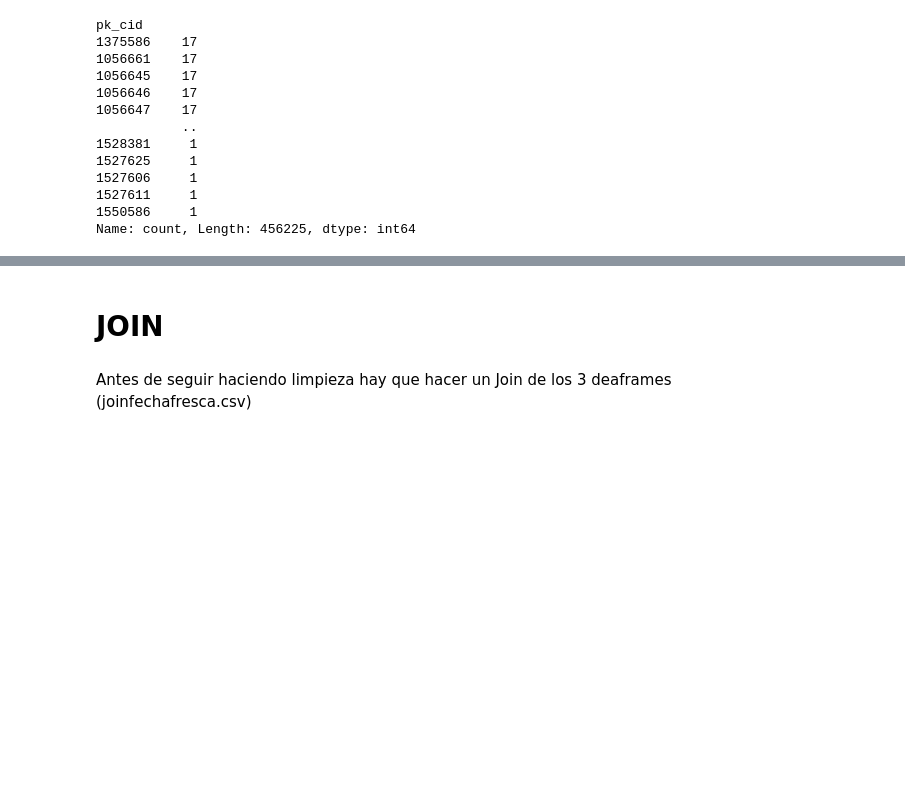
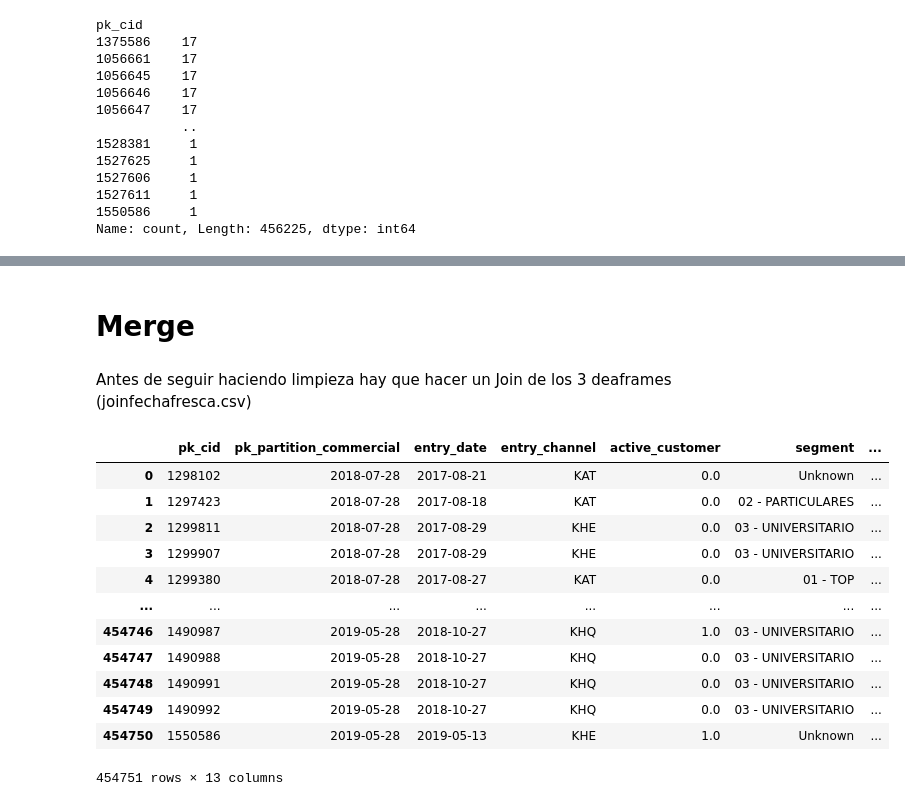
Before and after one commit to Kasoa8/Nuclio_EasyMoney, a Jupyter notebook: preprocesing_2.ipynb, the cells around one changed output, grey strips where cells are left out. Drawn from its saved outputs; the diff is of its cells as text; code cells hidden in the pictures; blank space fills up the shorter version.

```diff
--- a/preprocesing_2.ipynb
+++ b/preprocesing_2.ipynb
@@ -650,4 +664,6 @@ Name: count, dtype: int64
 # %%
 #En esta base de datos hay columnas con pocos nulos así que los vamos a eliminar
 df_socialdemographic = df_socialdemographic.dropna(subset=['region_code', 'gender'])
+# %%
+df_socialdemographic.reset_index(drop=True,inplace=True)
 # %% [markdown]
@@ -788,0 +739,3 @@ plt.show()
+# %%
+# Quedarse con la transacción más reciente por usuario (pk_cid)
+df_comercial_activity_recent = df_comercial_activity.sort_values('pk_partition').groupby('pk_cid').tail(1).reset_index(drop=True)
@@ -789,5 +834,5 @@ plt.show()
 # %% [markdown]
-# JOIN
+# Merge
 # %% [markdown]
 Antes de seguir haciendo limpieza hay que hacer un Join de los 3 deaframes (joinfechafresca.csv)
 # %%
@@ -795,0 +844,16 @@ df_final = pd.merge(df_comercial_activity, df_socialdemographic, on = "pk_cid")
+# %%
+df_merged_cid
+# %% [output]
+|  | pk_cid | pk_partition_commercial | entry_date | entry_channel | active_customer | segment | ... |
+| 0 | 1298102 | 2018-07-28 | 2017-08-21 | KAT | 0.0 | Unknown | ... |
+| 1 | 1297423 | 2018-07-28 | 2017-08-18 | KAT | 0.0 | 02 - PARTICULARES | ... |
+| 2 | 1299811 | 2018-07-28 | 2017-08-29 | KHE | 0.0 | 03 - UNIVERSITARIO | ... |
+| 3 | 1299907 | 2018-07-28 | 2017-08-29 | KHE | 0.0 | 03 - UNIVERSITARIO | ... |
+| 4 | 1299380 | 2018-07-28 | 2017-08-27 | KAT | 0.0 | 01 - TOP | ... |
+| ... | ... | ... | ... | ... | ... | ... | ... |
+| 454746 | 1490987 | 2019-05-28 | 2018-10-27 | KHQ | 1.0 | 03 - UNIVERSITARIO | ... |
+| 454747 | 1490988 | 2019-05-28 | 2018-10-27 | KHQ | 0.0 | 03 - UNIVERSITARIO | ... |
+| 454748 | 1490991 | 2019-05-28 | 2018-10-27 | KHQ | 0.0 | 03 - UNIVERSITARIO | ... |
+| 454749 | 1490992 | 2019-05-28 | 2018-10-27 | KHQ | 0.0 | 03 - UNIVERSITARIO | ... |
+| 454750 | 1550586 | 2019-05-28 | 2019-05-13 | KHE | 1.0 | Unknown | ... |
+454751 rows × 13 columns
```
Also changed, not shown: parts of 42 cells of this notebook.
